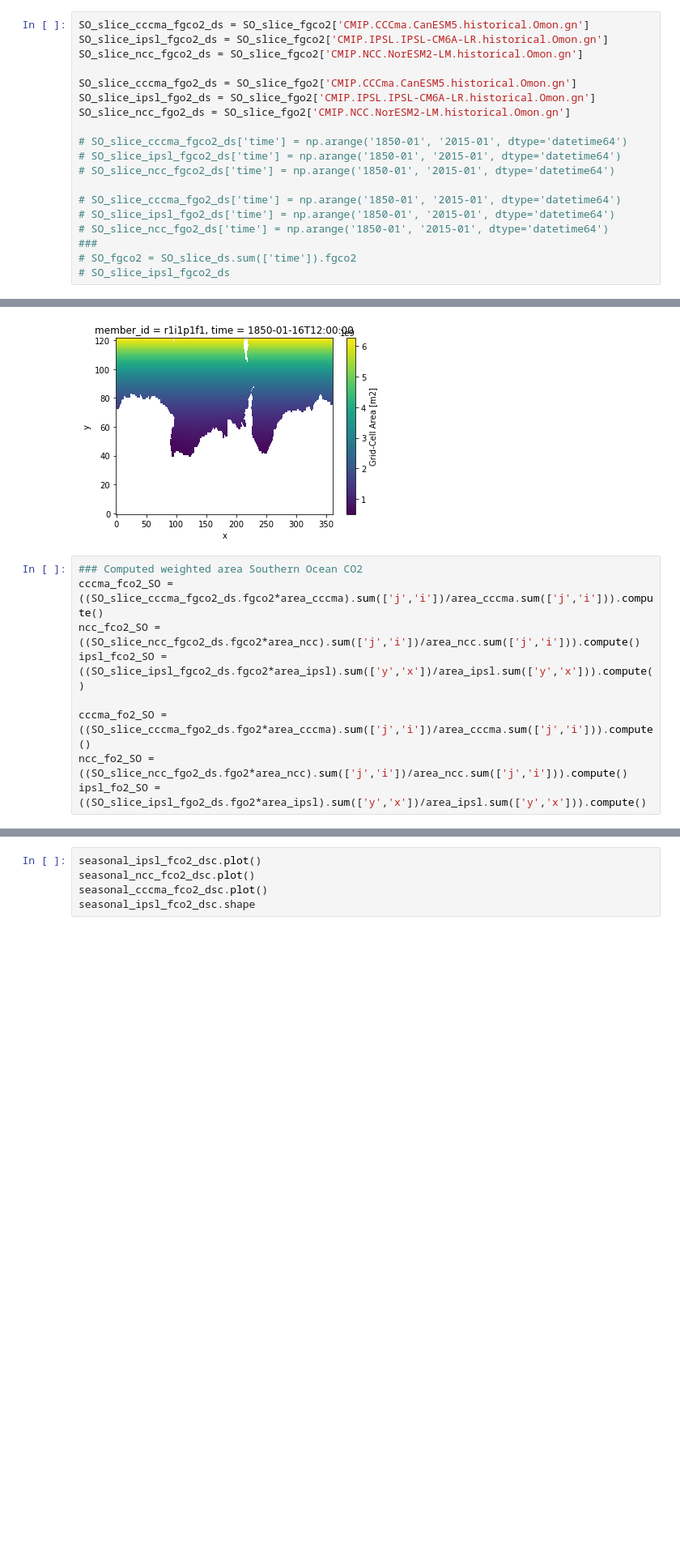
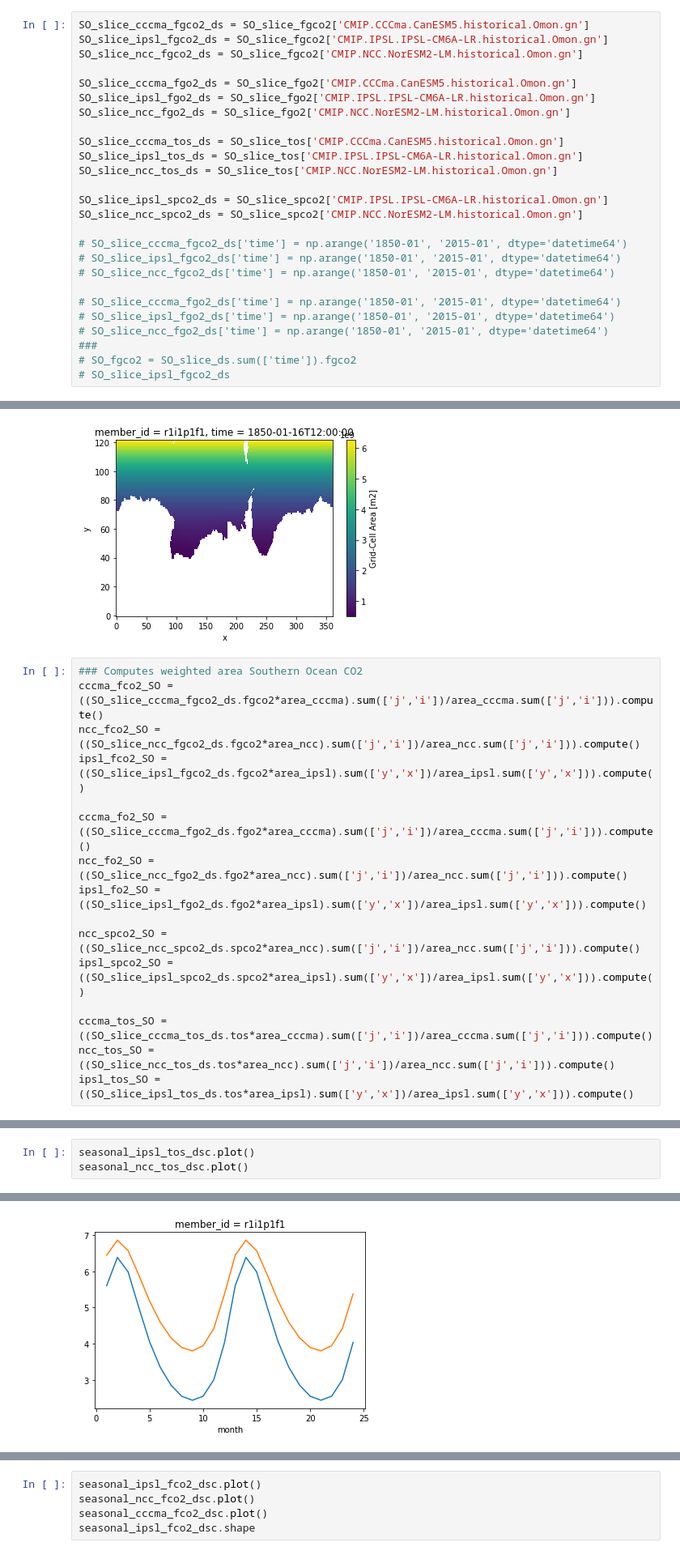
Before and after one commit to mara-freilich/cmip6hack-ocean-bgc, a Jupyter notebook: notebooks/cmip6_o2_co2_fluxes_analysis.ipynb, the cells around one changed output, grey strips where cells are left out. Shown at 81% size. Drawn from its saved outputs; the diff is of its cells as text; blank space fills up the shorter version.

```diff
--- a/notebooks/cmip6_o2_co2_fluxes_analysis.ipynb
+++ b/notebooks/cmip6_o2_co2_fluxes_analysis.ipynb
@@ -186,6 +186,13 @@ SO_slice_ncc_fgco2_ds = SO_slice_fgco2['CMIP.NCC.NorESM2-LM.historical.Omon.gn']
 SO_slice_cccma_fgo2_ds = SO_slice_fgo2['CMIP.CCCma.CanESM5.historical.Omon.gn']
 SO_slice_ipsl_fgo2_ds = SO_slice_fgo2['CMIP.IPSL.IPSL-CM6A-LR.historical.Omon.gn']
 SO_slice_ncc_fgo2_ds = SO_slice_fgo2['CMIP.NCC.NorESM2-LM.historical.Omon.gn']
+
+SO_slice_cccma_tos_ds = SO_slice_tos['CMIP.CCCma.CanESM5.historical.Omon.gn']
+SO_slice_ipsl_tos_ds = SO_slice_tos['CMIP.IPSL.IPSL-CM6A-LR.historical.Omon.gn']
+SO_slice_ncc_tos_ds = SO_slice_tos['CMIP.NCC.NorESM2-LM.historical.Omon.gn']
+
+SO_slice_ipsl_spco2_ds = SO_slice_spco2['CMIP.IPSL.IPSL-CM6A-LR.historical.Omon.gn']
+SO_slice_ncc_spco2_ds = SO_slice_spco2['CMIP.NCC.NorESM2-LM.historical.Omon.gn']
 
 # SO_slice_cccma_fgco2_ds['time'] = np.arange('1850-01', '2015-01', dtype='datetime64')
 # SO_slice_ipsl_fgco2_ds['time'] = np.arange('1850-01', '2015-01', dtype='datetime64')
@@ -214,7 +221,7 @@ area_ipsl.plot()
 <matplotlib.collections.QuadMesh at 0x...>
 [figure]
 # %%
-### Computed weighted area Southern Ocean CO2
+### Computes weighted area Southern Ocean CO2
 cccma_fco2_SO = ((SO_slice_cccma_fgco2_ds.fgco2*area_cccma).sum(['j','i'])/area_cccma.sum(['j','i'])).compute()
 ncc_fco2_SO = ((SO_slice_ncc_fgco2_ds.fgco2*area_ncc).sum(['j','i'])/area_ncc.sum(['j','i'])).compute()
 ipsl_fco2_SO = ((SO_slice_ipsl_fgco2_ds.fgco2*area_ipsl).sum(['y','x'])/area_ipsl.sum(['y','x'])).compute()
@@ -222,6 +229,13 @@ ipsl_fco2_SO = ((SO_slice_ipsl_fgco2_ds.fgco2*area_ipsl).sum(['y','x'])/area_ips
 cccma_fo2_SO = ((SO_slice_cccma_fgo2_ds.fgo2*area_cccma).sum(['j','i'])/area_cccma.sum(['j','i'])).compute()
 ncc_fo2_SO = ((SO_slice_ncc_fgo2_ds.fgo2*area_ncc).sum(['j','i'])/area_ncc.sum(['j','i'])).compute()
 ipsl_fo2_SO = ((SO_slice_ipsl_fgo2_ds.fgo2*area_ipsl).sum(['y','x'])/area_ipsl.sum(['y','x'])).compute()
+
+ncc_spco2_SO = ((SO_slice_ncc_spco2_ds.spco2*area_ncc).sum(['j','i'])/area_ncc.sum(['j','i'])).compute()
+ipsl_spco2_SO = ((SO_slice_ipsl_spco2_ds.spco2*area_ipsl).sum(['y','x'])/area_ipsl.sum(['y','x'])).compute()
+
+cccma_tos_SO = ((SO_slice_cccma_tos_ds.tos*area_cccma).sum(['j','i'])/area_cccma.sum(['j','i'])).compute()
+ncc_tos_SO = ((SO_slice_ncc_tos_ds.tos*area_ncc).sum(['j','i'])/area_ncc.sum(['j','i'])).compute()
+ipsl_tos_SO = ((SO_slice_ipsl_tos_ds.tos*area_ipsl).sum(['y','x'])/area_ipsl.sum(['y','x'])).compute()
 # %%
 units_fgco2 = 60*60*24*1000*-1*(1/44.01) ### converts to mol/m2/day
 units_fgo2 = 60*60*24*-1 ### converts to mol/m2/day
@@ -248,0 +277,4 @@ seasonal_cccma_fo2_dsc  = F_var_x_dupl(seasonal_cccma_fo2)
+# %%
+seasonal_ipsl_tos_dsc.plot()
+seasonal_ncc_tos_dsc.plot()
+# %% [output]
@@ -248,0 +282 @@ seasonal_cccma_fo2_dsc  = F_var_x_dupl(seasonal_cccma_fo2)
+[figure, added]
```
Also changed, not shown: parts of 19 cells of this notebook.
